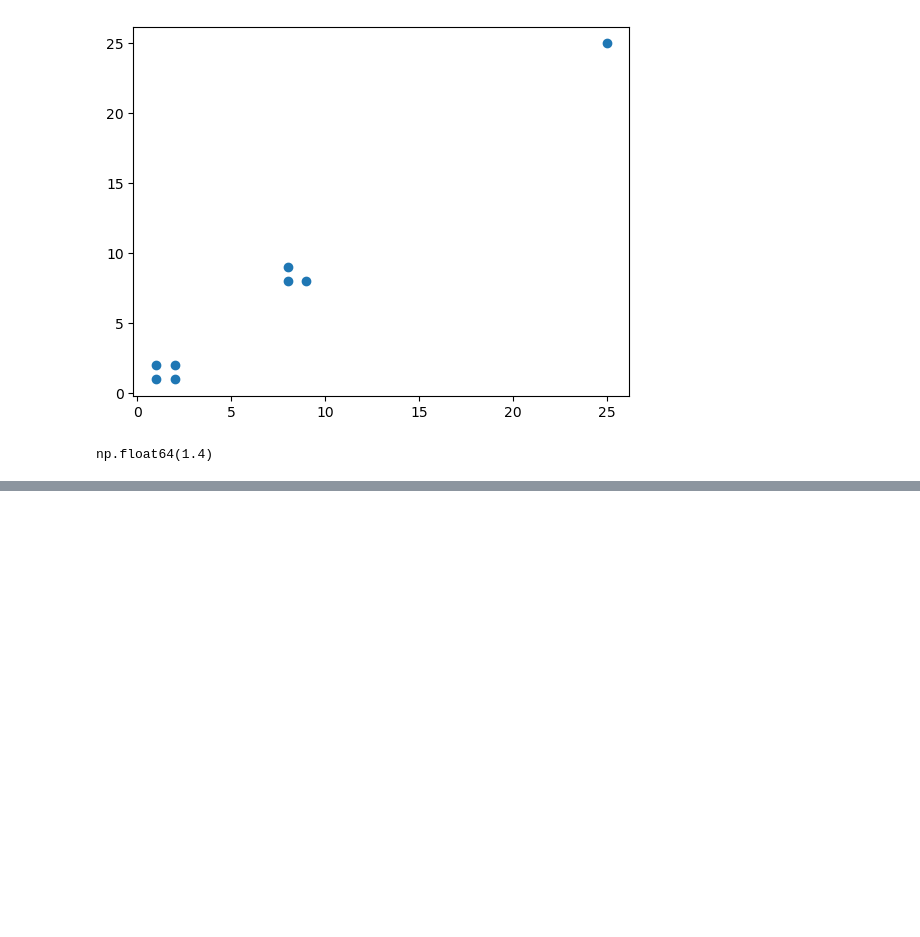
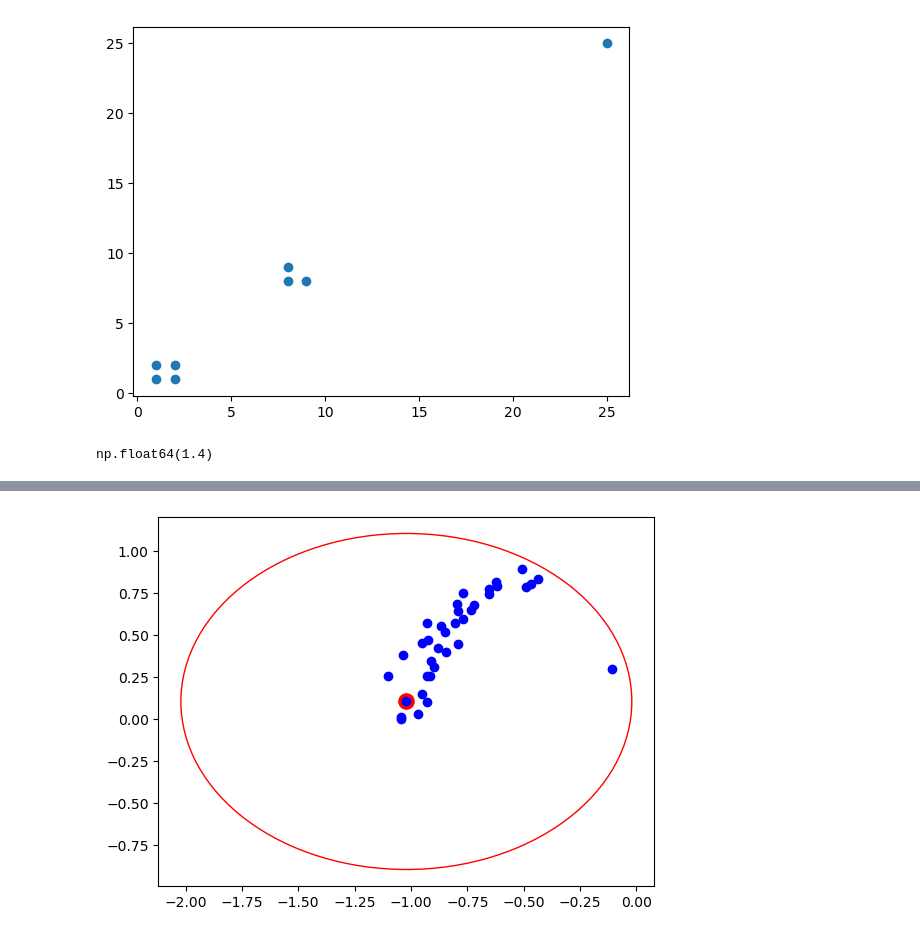
Before and after one commit to skn29teacher/skn29_lecture, a Jupyter notebook: 머신러닝/09.군집/DBSCAN.ipynb, the cells around one changed output, grey strips where cells are left out. Cells and saved outputs as stored; diff of their text form; code cells hidden in the pictures; blank space fills up the shorter version.

```diff
--- a/머신러닝/09.군집/DBSCAN.ipynb
+++ b/머신러닝/09.군집/DBSCAN.ipynb
@@ -48,0 +63,35 @@ X = np.vstack([X,noise])
+# %%
+# step 2 : 반경내 이웃찾기
+def region_query(X, point_idx, eps):
+    '''
+    X : 전체데이터셋
+    point_idx : 기준점 Core point후보 인덱스
+    eps : 이웃으로인정하기위한 최대거리 즉 반경(Epsilon)
+    '''
+    distance = np.linalg.norm(
+        X - X[point_idx],
+        axis=1  # 열단위로 연산
+    )
+    return np.where(distance <= esp)[0]
+# %%
+# step3 Core Pont 확인
+point_index = 0
+neighbors = region_query(X, point_index, esp)
+# 현재 점
+plt.scatter(
+    X[point_index,0], X[point_index,1],
+    c='red',s=120
+)
+# 이웃점
+plt.scatter(
+    X[neighbors,0], X[neighbors,1],
+    c='blue'
+)
+# esp 원
+circle = plt.Circle(
+    X[point_index], esp, color='red',fill=False
+)
+plt.gca().add_patch(circle)
+plt.show()
+# %% [output]
+[figure, added]
```
Also changed, not shown: parts of 2 cells of this notebook.
